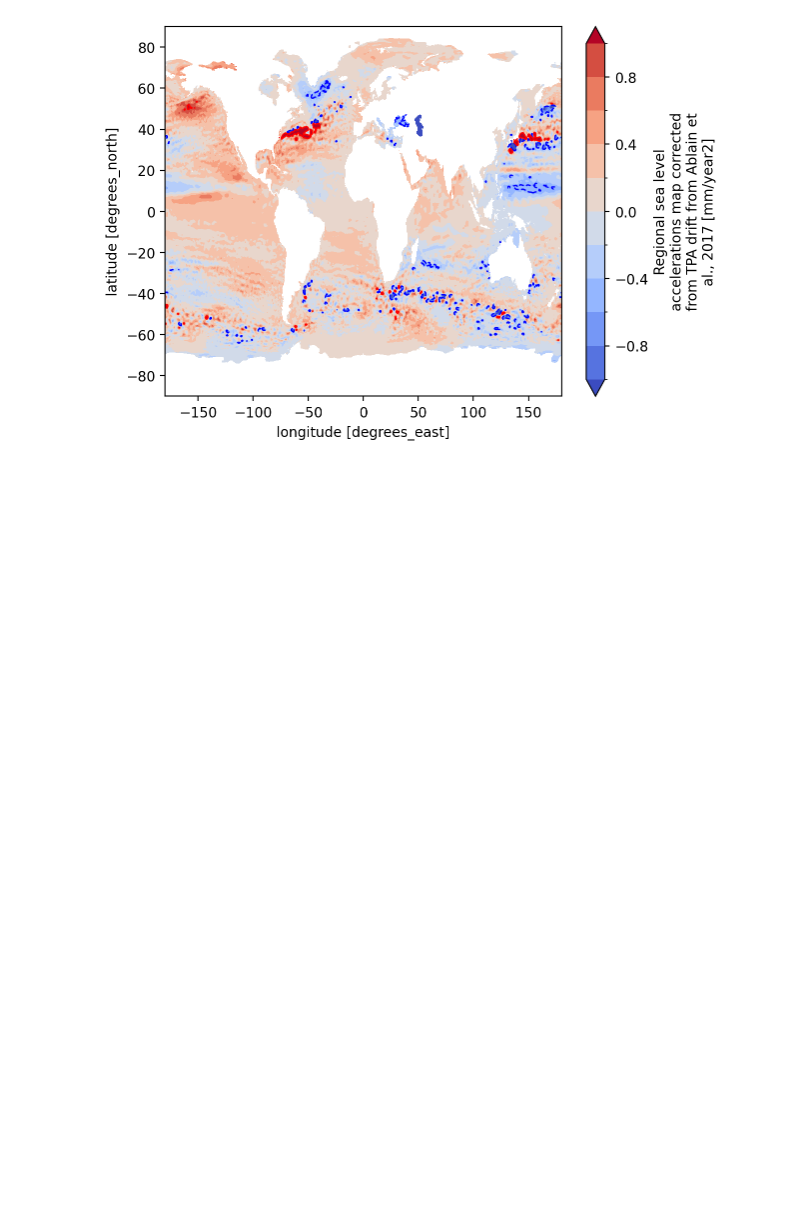
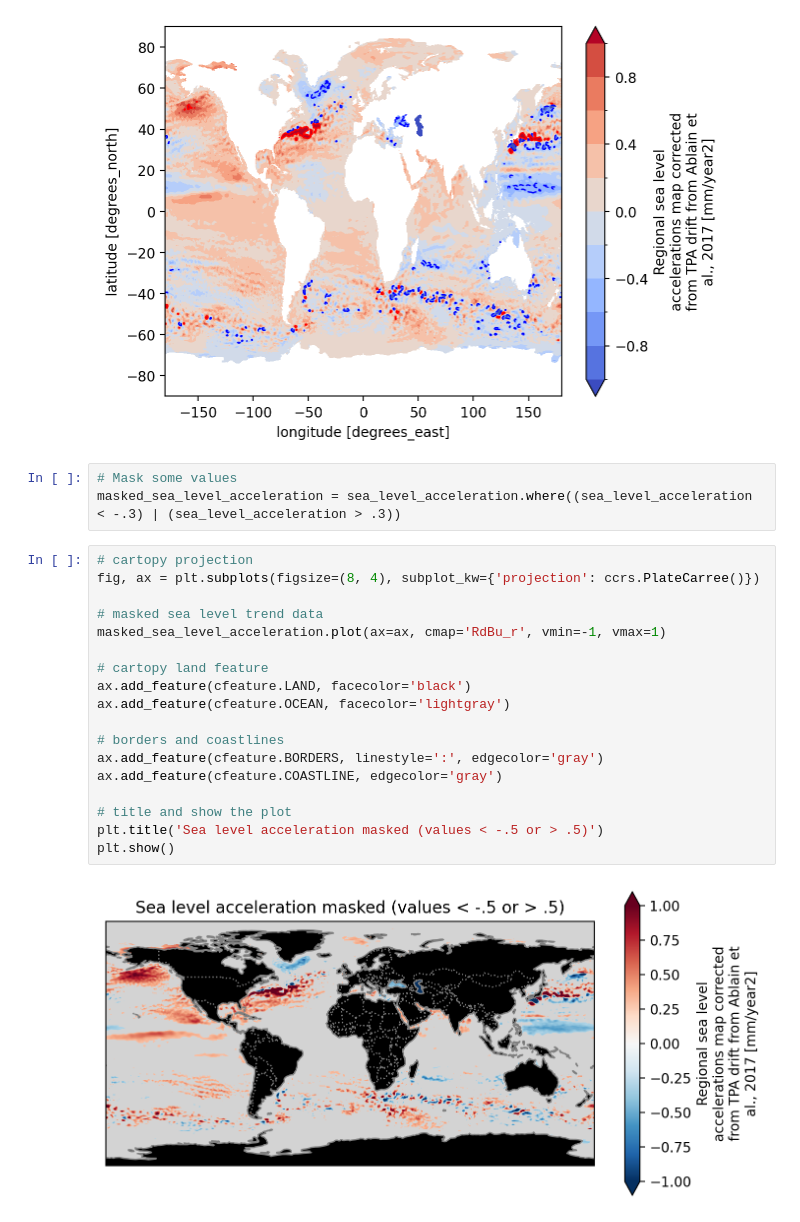
Before and after one commit to misuleon/sea_level_rise, a Jupyter notebook: sea_level_rise.ipynb, the cells around one changed output. Cells and saved outputs as stored; diff of their text form; blank space fills up the shorter version.

```diff
--- a/sea_level_rise.ipynb
+++ b/sea_level_rise.ipynb
@@ -34,3 +64,26 @@ sea_level_acceleration.plot.contour(levels=[-.5, 1], colors=['b', 'r'], linewidt
 # %% [output]
 <matplotlib.contour.QuadContourSet at 0x...>
 [figure]
+# %%
+# Mask some values
+masked_sea_level_acceleration = sea_level_acceleration.where((sea_level_acceleration < -.3) | (sea_level_acceleration > .3))
+# %%
+# cartopy projection
+fig, ax = plt.subplots(figsize=(8, 4), subplot_kw={'projection': ccrs.PlateCarree()})
+
+# masked sea level trend data
+masked_sea_level_acceleration.plot(ax=ax, cmap='RdBu_r', vmin=-1, vmax=1)
+
+# cartopy land feature
+ax.add_feature(cfeature.LAND, facecolor='black')
+ax.add_feature(cfeature.OCEAN, facecolor='lightgray')
+
+# borders and coastlines
+ax.add_feature(cfeature.BORDERS, linestyle=':', edgecolor='gray')
+ax.add_feature(cfeature.COASTLINE, edgecolor='gray')
+
+# title and show the plot
+plt.title('Sea level acceleration masked (values < -.5 or > .5)')
+plt.show()
+# %% [output]
+[figure, added]
```
Also changed, not shown: parts of 3 cells of this notebook.
